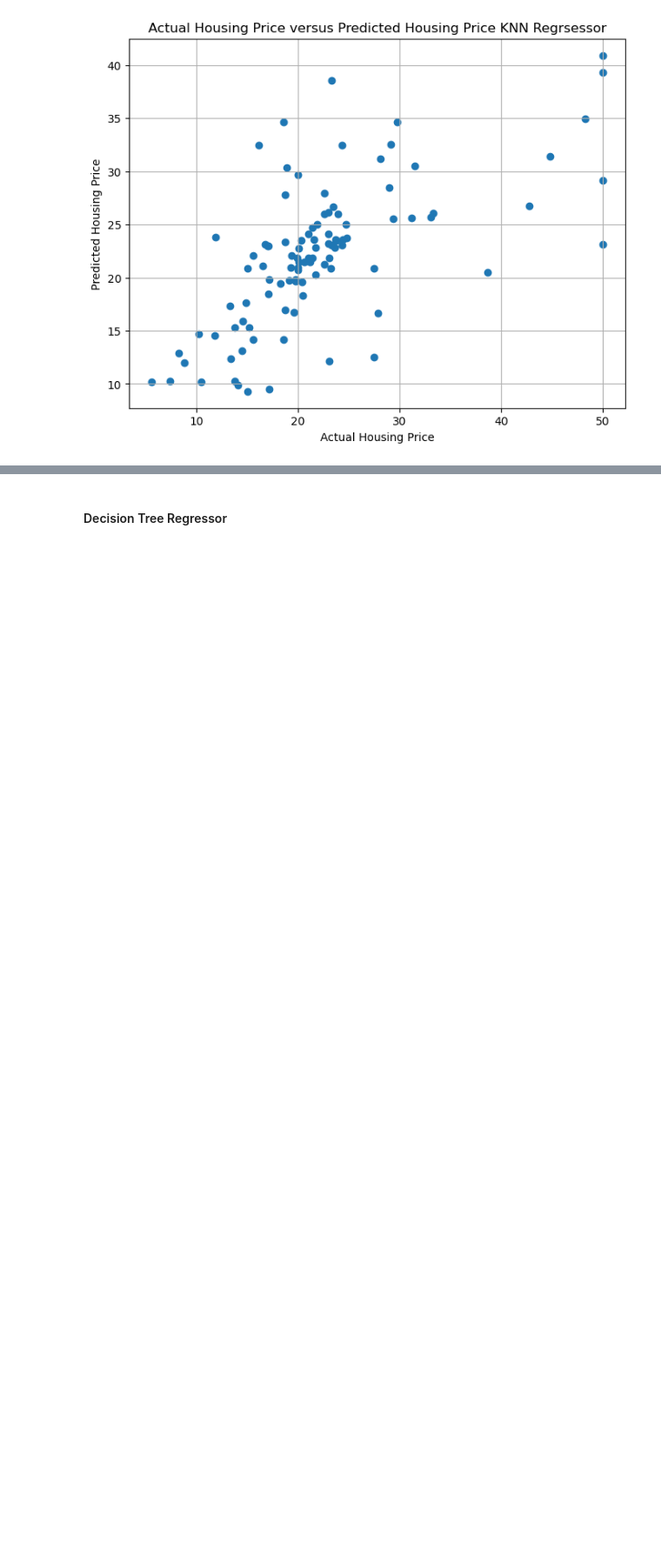
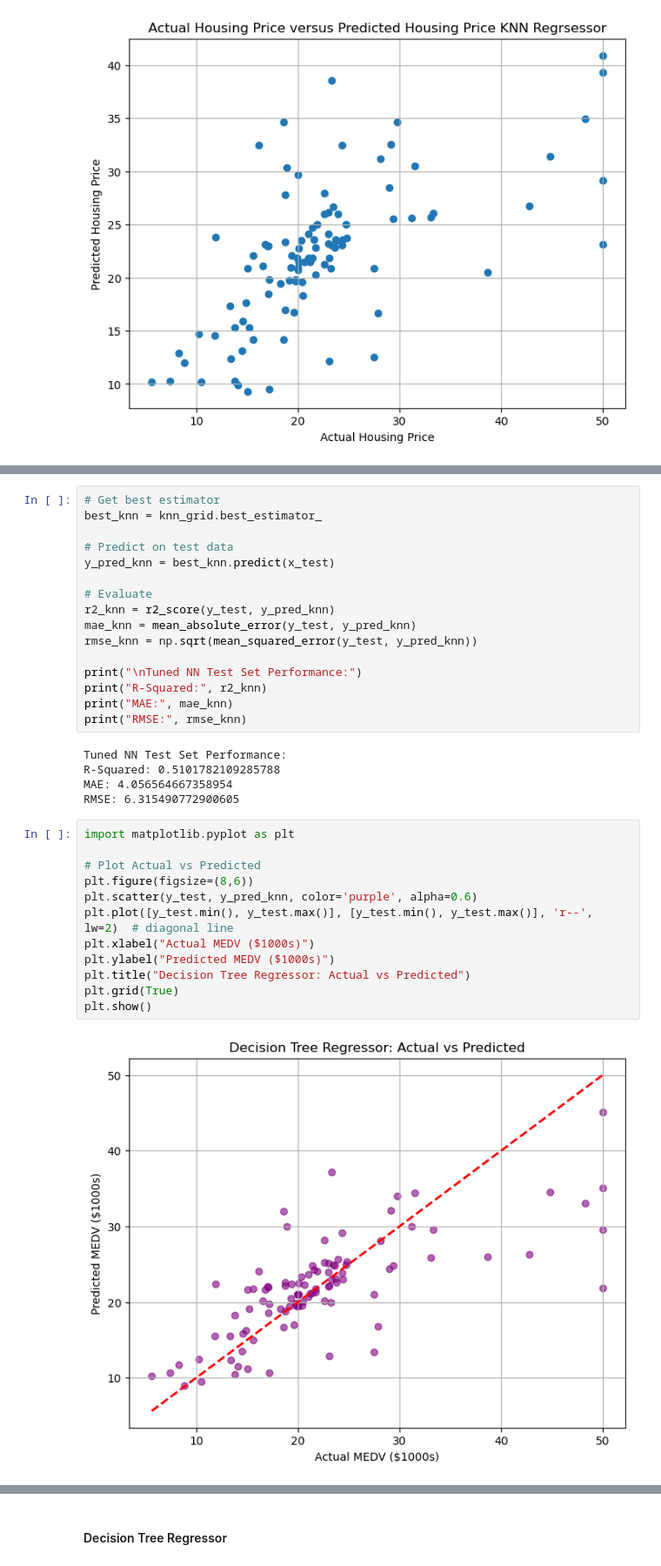
Before and after one commit to Syaza777/Regression_Boston-House-Price_KNR_DTR_SVR, a Jupyter notebook: Lab4Exercise.ipynb, the cells around one changed output, grey strips where cells are left out. Shown at 87% size. Cells and saved outputs as stored; diff of their text form; blank space fills up the shorter version.

```diff
--- a/Lab4Exercise.ipynb
+++ b/Lab4Exercise.ipynb
@@ -198,0 +233,35 @@ RMSE: 6.971114538472075
+# %%
+# Get best estimator
+best_knn = knn_grid.best_estimator_
+
+# Predict on test data
+y_pred_knn = best_knn.predict(x_test)
+
+# Evaluate
+r2_knn = r2_score(y_test, y_pred_knn)
+mae_knn = mean_absolute_error(y_test, y_pred_knn)
+rmse_knn = np.sqrt(mean_squared_error(y_test, y_pred_knn))
+
+print("\nTuned NN Test Set Performance:")
+print("R-Squared:", r2_knn)
+print("MAE:", mae_knn)
+print("RMSE:", rmse_knn)
+# %% [output]
+Tuned NN Test Set Performance:
+R-Squared: 0.5101782109285788
+MAE: 4.056564667358954
+RMSE: 6.315490772900605
+# %%
+import matplotlib.pyplot as plt
+
+# Plot Actual vs Predicted
+plt.figure(figsize=(8,6))
+plt.scatter(y_test, y_pred_knn, color='purple', alpha=0.6)
+plt.plot([y_test.min(), y_test.max()], [y_test.min(), y_test.max()], 'r--', lw=2)  # diagonal line
+plt.xlabel("Actual MEDV ($1000s)")
+plt.ylabel("Predicted MEDV ($1000s)")
+plt.title("Decision Tree Regressor: Actual vs Predicted")
+plt.grid(True)
+plt.show()
+# %% [output]
+[figure, added]
```
Also changed, not shown: parts of 21 cells of this notebook.
